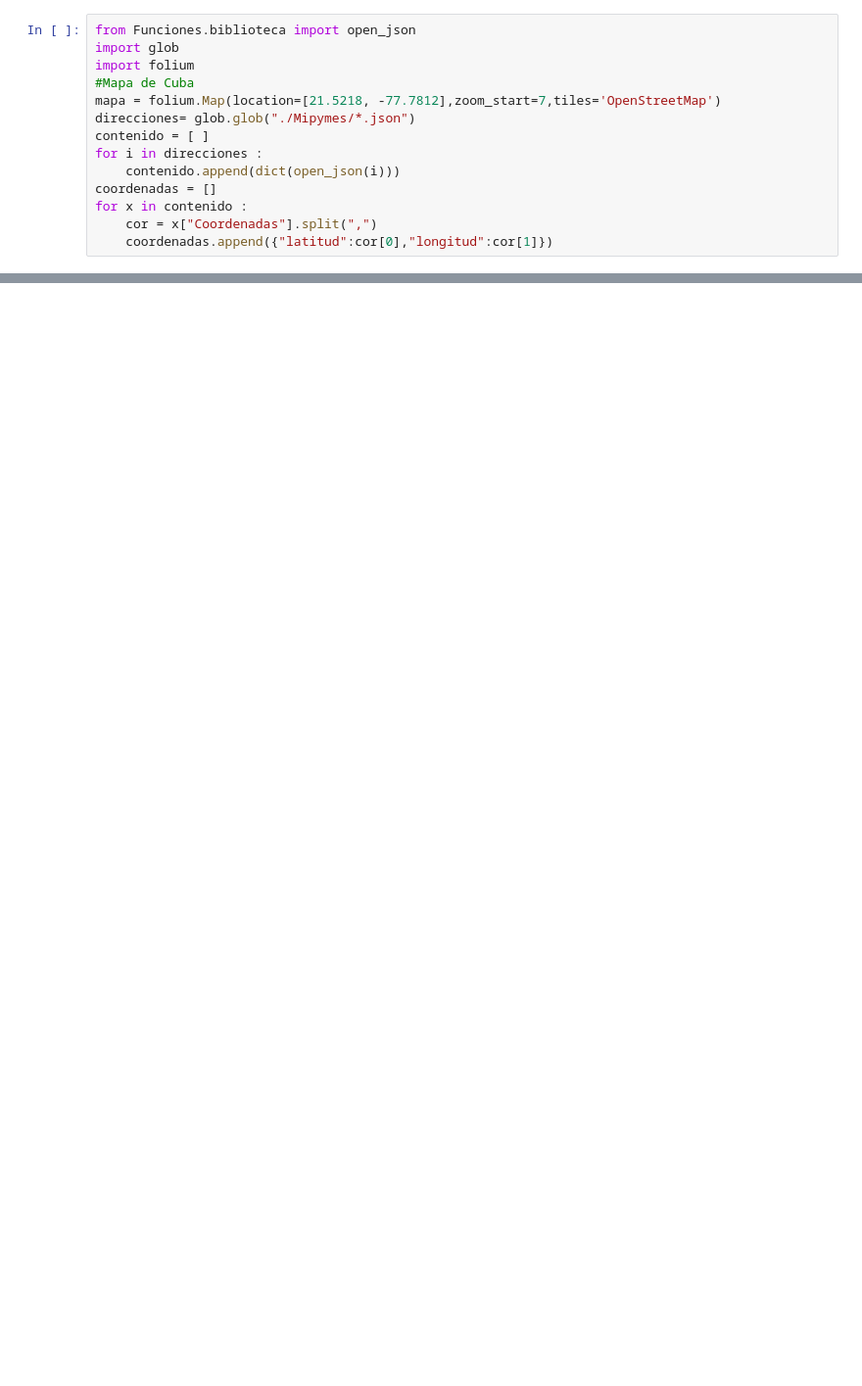
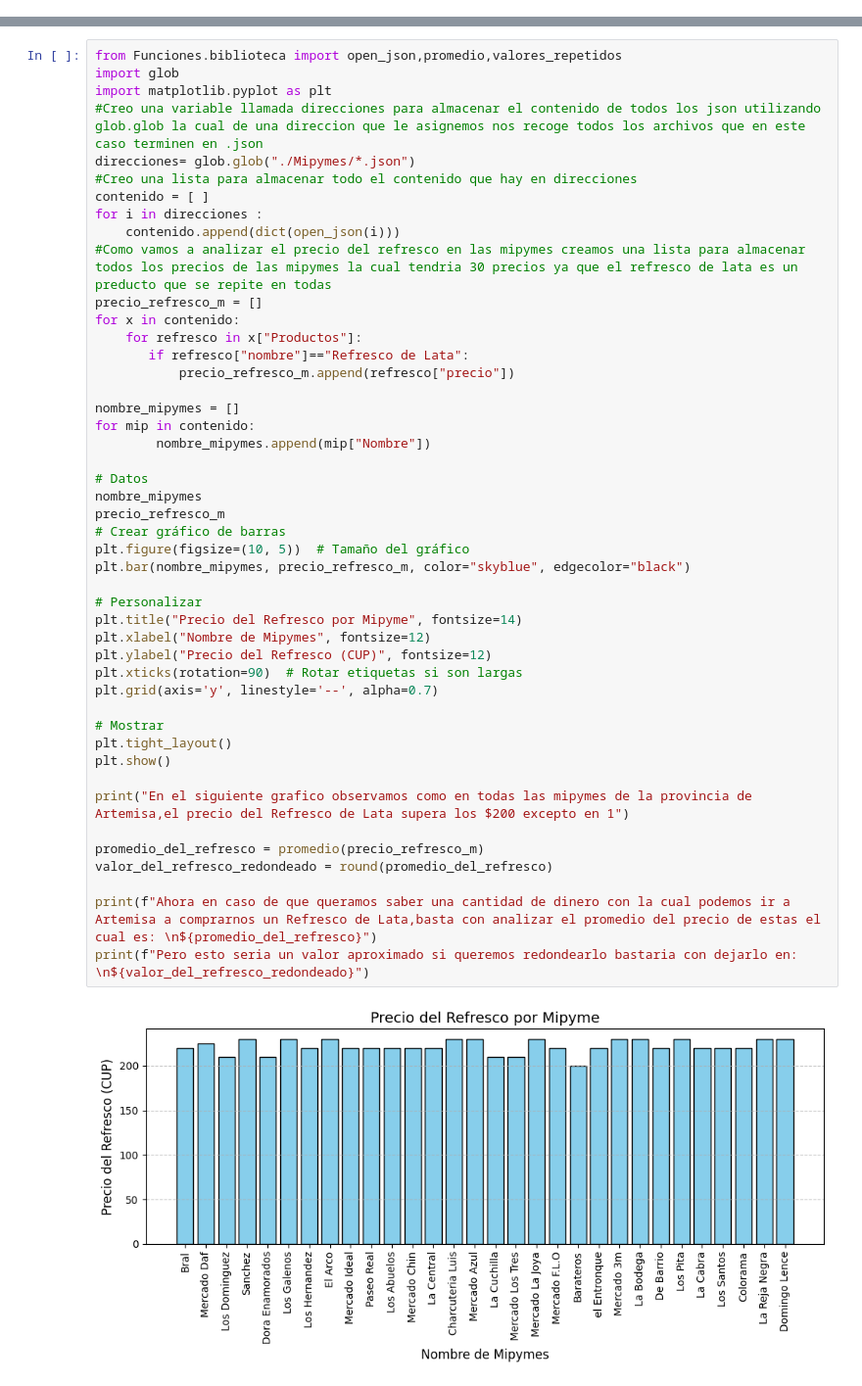
Before and after one commit to WilliamTMC/Proyecto45, a Jupyter notebook: analisis.ipynb, the cells around one changed output, grey strips where cells are left out. Shown: that part at 98% size. Cells and saved outputs as stored; diff of their text form; blank space fills up the shorter version.

```diff
--- a/analisis.ipynb
+++ b/analisis.ipynb
@@ -1,14 +0,0 @@
-# %%
-from Funciones.biblioteca import open_json
-import glob
-import folium
-#Mapa de Cuba
-mapa = folium.Map(location=[21.5218, -77.7812],zoom_start=7,tiles='OpenStreetMap')
-direcciones= glob.glob("./Mipymes/*.json")
-contenido = [ ]
-for i in direcciones :
-    contenido.append(dict(open_json(i)))
-coordenadas = []
-for x in contenido :
-    cor = x["Coordenadas"].split(",")
-    coordenadas.append({"latitud":cor[0],"longitud":cor[1]})
@@ -69,0 +50,48 @@ cambio_en_mlc = convertir(precio_en_mlc[0],toquemlc[0])
+# %%
+from Funciones.biblioteca import open_json,promedio,valores_repetidos
+import glob
+import matplotlib.pyplot as plt
+#Creo una variable llamada direcciones para almacenar el contenido de todos los json utilizando glob.glob la cual de una direccion que le asignemos nos recoge todos los archivos que en este caso terminen en .json
+direcciones= glob.glob("./Mipymes/*.json")
+#Creo una lista para almacenar todo el contenido que hay en direcciones
+contenido = [ ]
+for i in direcciones :
+    contenido.append(dict(open_json(i)))
+#Como vamos a analizar el precio del refresco en las mipymes creamos una lista para almacenar todos los precios de las mipymes la cual tendria 30 precios ya que el refresco de lata es un preducto que se repite en todas
+precio_refresco_m = []
+for x in contenido:
+    for refresco in x["Productos"]:
+       if refresco["nombre"]=="Refresco de Lata":
+           precio_refresco_m.append(refresco["precio"])
+
+nombre_mipymes = []
+for mip in contenido:
+        nombre_mipymes.append(mip["Nombre"])
+
+# Datos
+nombre_mipymes
+precio_refresco_m
+# Crear gráfico de barras
+plt.figure(figsize=(10, 5))  # Tamaño del gráfico
+plt.bar(nombre_mipymes, precio_refresco_m, color="skyblue", edgecolor="black")
+
+# Personalizar
+plt.title("Precio del Refresco por Mipyme", fontsize=14)
+plt.xlabel("Nombre de Mipymes", fontsize=12)
+plt.ylabel("Precio del Refresco (CUP)", fontsize=12)
+plt.xticks(rotation=90)  # Rotar etiquetas si son largas
+plt.grid(axis='y', linestyle='--', alpha=0.7)
+
+# Mostrar
+plt.tight_layout()
+plt.show()
+
+print("En el siguiente grafico observamos como en todas las mipymes de la provincia de Artemisa,el precio del Refresco de Lata supera los $200 excepto en 1")
+
+promedio_del_refresco = promedio(precio_refresco_m)
+valor_del_refresco_redondeado = round(promedio_del_refresco)
+
+print(f"Ahora en caso de que queramos saber una cantidad de dinero con la cual podemos ir a Artemisa a comprarnos un Refresco de Lata,basta con analizar el promedio del precio de estas el cual es: \n${promedio_del_refresco}")
+print(f"Pero esto seria un valor aproximado si queremos redondearlo bastaria con dejarlo en: \n${valor_del_refresco_redondeado}")
+# %% [output]
+[figure, added]
```
Also changed, not shown: parts of 12 cells of this notebook, 2 other files.
